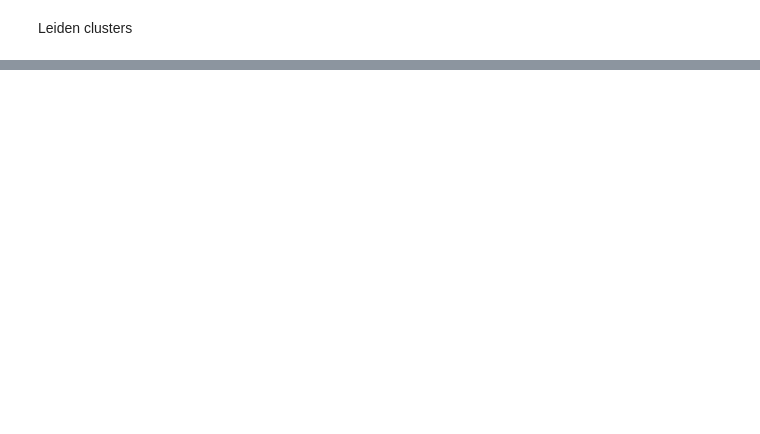
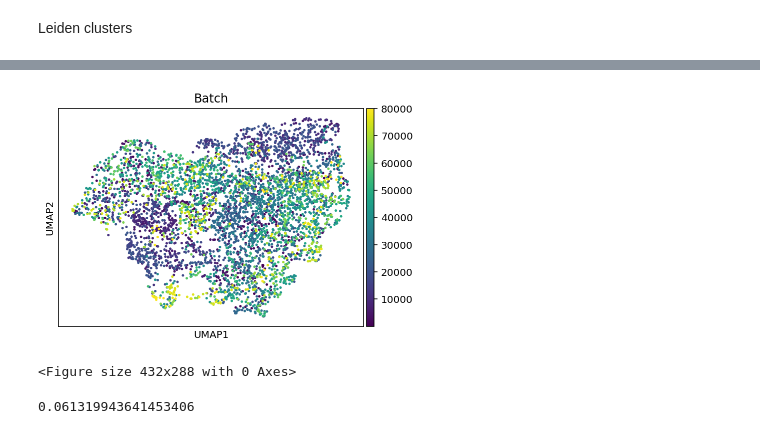
Before and after one commit to murphy17/HPA-SimCLR, a Jupyter notebook: 3_Analyze_Embeddings.ipynb, the cells around one changed output, grey strips where cells are left out. Cells and saved outputs as stored; diff of their text form; code cells hidden in the pictures; blank space fills up the shorter version.

```diff
--- a/3_Analyze_Embeddings.ipynb
+++ b/3_Analyze_Embeddings.ipynb
@@ -99,0 +112,18 @@ AMI between Leiden cluster and donor 0.012281737052788032
+# %%
+sc.pl.umap(adata,color=['Batch'])
+if SAVEFIGS:
+    plt.savefig(f'./figures/{TISSUE}_{VERSION}_batch.png', dpi=300);
+else:
+    plt.show();
+# %% [output]
+[figure, added]
+<Figure size 432x288 with 0 Axes>
+# %%
+from sklearn.metrics import adjusted_mutual_info_score
+ami = adjusted_mutual_info_score(
+    adata.obs['leiden'],
+    adata.obs['Patient']
+)
+ami
+# %% [output]
+0.061319943641453406
```
Also changed, not shown: parts of 25 cells of this notebook, 21 other files.
